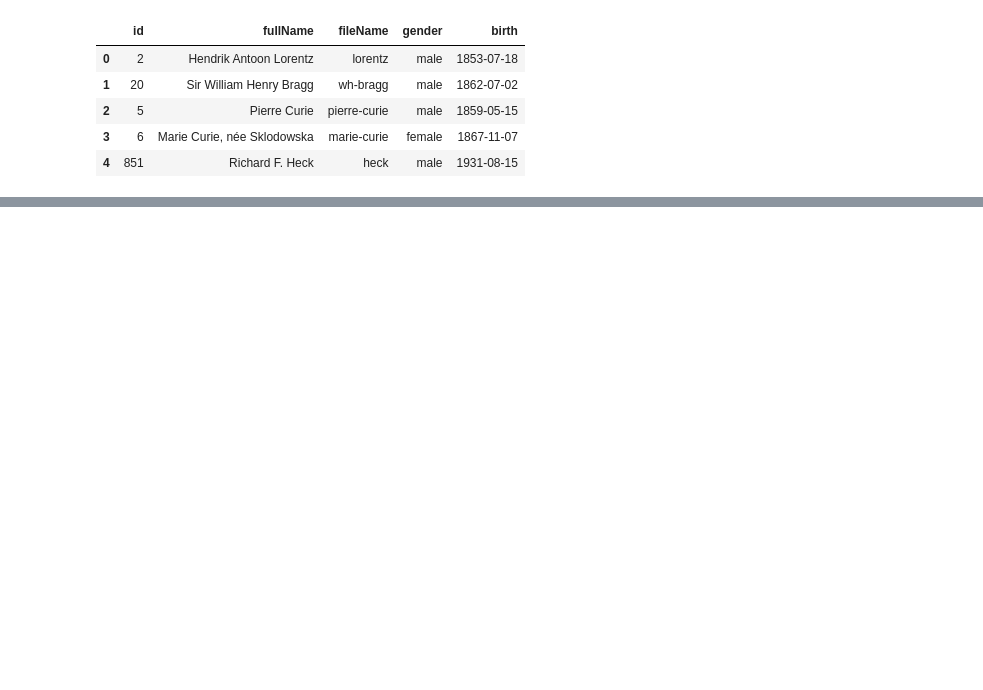
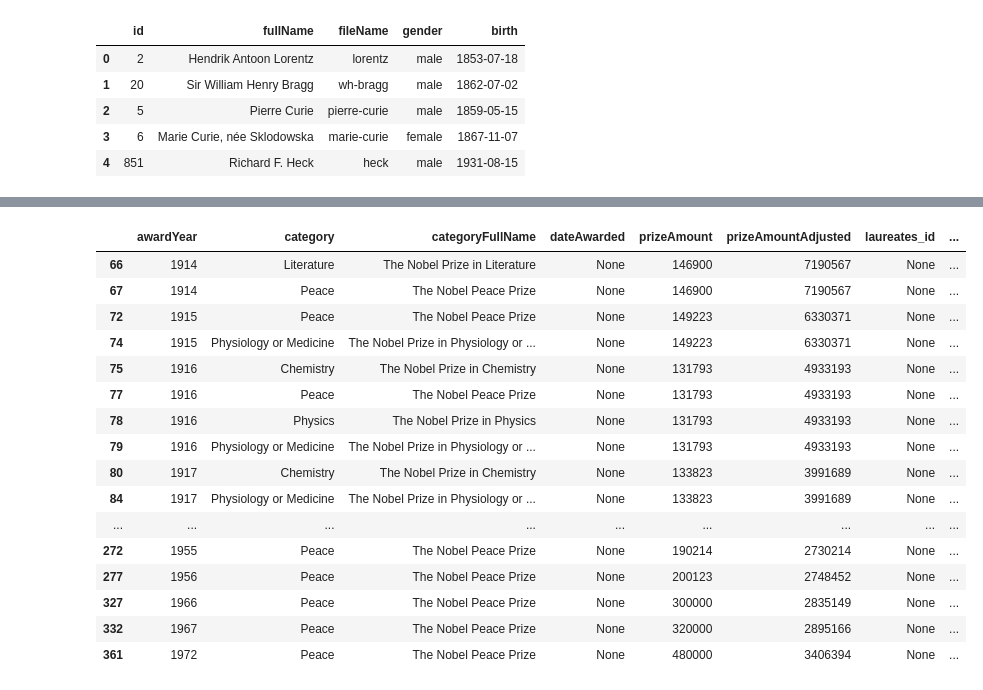
Before and after one commit to fermatrix/mc2-m13-capstone-fermatrix, a Jupyter notebook: alvaro/NobelPrize.ipynb, the cells around one changed output, grey strips where cells are left out. Drawn from its saved outputs; the diff is of its cells as text; code cells hidden in the pictures; blank space fills up the shorter version.

```diff
--- a/alvaro/NobelPrize.ipynb
+++ b/alvaro/NobelPrize.ipynb
@@ -81,0 +101,23 @@ df_nobel_prizes.head(60)
+# %%
+df_nobel_prizes = pd.read_parquet('nobelPrizes-1901-2019.parquet')
+df_nobel_prizes.head(60)
+
+df_nobel_prizes[df_nobel_prizes['laureates_id'].isnull()]
+# %% [output]
+|  | awardYear | category | categoryFullName | dateAwarded | prizeAmount | prizeAmountAdjusted | laureates_id | ... |
+| 66 | 1914 | Literature | The Nobel Prize in Literature | None | 146900 | 7190567 | None | ... |
+| 67 | 1914 | Peace | The Nobel Peace Prize | None | 146900 | 7190567 | None | ... |
+| 72 | 1915 | Peace | The Nobel Peace Prize | None | 149223 | 6330371 | None | ... |
+| 74 | 1915 | Physiology or Medicine | The Nobel Prize in Physiology or ... | None | 149223 | 6330371 | None | ... |
+| 75 | 1916 | Chemistry | The Nobel Prize in Chemistry | None | 131793 | 4933193 | None | ... |
+| 77 | 1916 | Peace | The Nobel Peace Prize | None | 131793 | 4933193 | None | ... |
+| 78 | 1916 | Physics | The Nobel Prize in Physics | None | 131793 | 4933193 | None | ... |
+| 79 | 1916 | Physiology or Medicine | The Nobel Prize in Physiology or ... | None | 131793 | 4933193 | None | ... |
+| 80 | 1917 | Chemistry | The Nobel Prize in Chemistry | None | 133823 | 3991689 | None | ... |
+| 84 | 1917 | Physiology or Medicine | The Nobel Prize in Physiology or ... | None | 133823 | 3991689 | None | ... |
+| ... | ... | ... | ... | ... | ... | ... | ... | ... |
+| 272 | 1955 | Peace | The Nobel Peace Prize | None | 190214 | 2730214 | None | ... |
+| 277 | 1956 | Peace | The Nobel Peace Prize | None | 200123 | 2748452 | None | ... |
+| 327 | 1966 | Peace | The Nobel Peace Prize | None | 300000 | 2835149 | None | ... |
+| 332 | 1967 | Peace | The Nobel Peace Prize | None | 320000 | 2895166 | None | ... |
+| 361 | 1972 | Peace | The Nobel Peace Prize | None | 480000 | 3406394 | None | ... |
```
Also changed, not shown: parts of 5 cells of this notebook, 2 other files.
